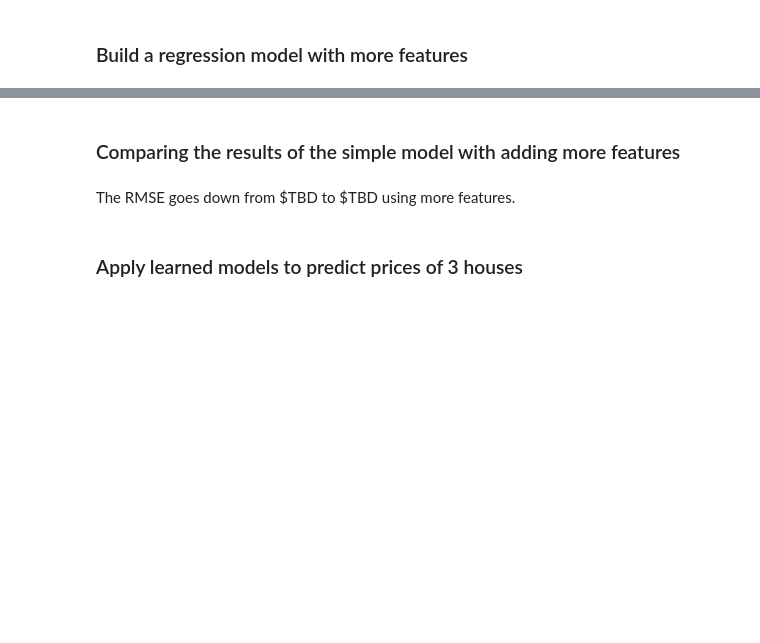
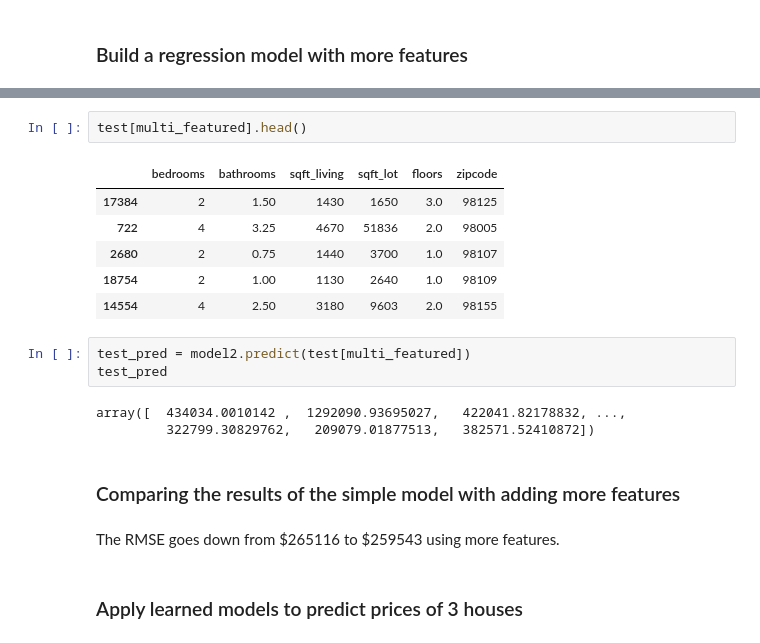
Before and after one commit to DheerajAgarwal/MachineLearning_UoW, a Jupyter notebook: Course1/Predicting house prices.ipynb, the cells around one changed output, grey strips where cells are left out. Cells and saved outputs as stored; diff of their text form; blank space fills up the shorter version.

```diff
--- a/Course1/Predicting house prices.ipynb
+++ b/Course1/Predicting house prices.ipynb
@@ -200,7 +252,22 @@ multi_featured = ['bedrooms', 'bathrooms', 'sqft_living', 'sqft_lot', 'floors',
+# %%
+test[multi_featured].head()
+# %% [output]
+|  | bedrooms | bathrooms | sqft_living | sqft_lot | floors | zipcode |
+| 17384 | 2 | 1.50 | 1430 | 1650 | 3.0 | 98125 |
+| 722 | 4 | 3.25 | 4670 | 51836 | 2.0 | 98005 |
+| 2680 | 2 | 0.75 | 1440 | 3700 | 1.0 | 98107 |
+| 18754 | 2 | 1.00 | 1130 | 2640 | 1.0 | 98109 |
+| 14554 | 4 | 2.50 | 3180 | 9603 | 2.0 | 98155 |
+# %%
+test_pred = model2.predict(test[multi_featured])
+test_pred
+# %% [output]
+array([  434034.0010142 ,  1292090.93695027,   422041.82178832, ...,
+         322799.30829762,   209079.01877513,   382571.52410872])
 # %% [markdown]
 ### Comparing the results of the simple model with adding more features
 # %% [markdown]
-The RMSE goes down from \$TBD to \$TBD using more features.
+The RMSE goes down from \$265116 to \$259543 using more features.
 # %% [markdown]
 ### Apply learned models to predict prices of 3 houses
 # %% [markdown]
```
Also changed, not shown: parts of 28 cells of this notebook.
